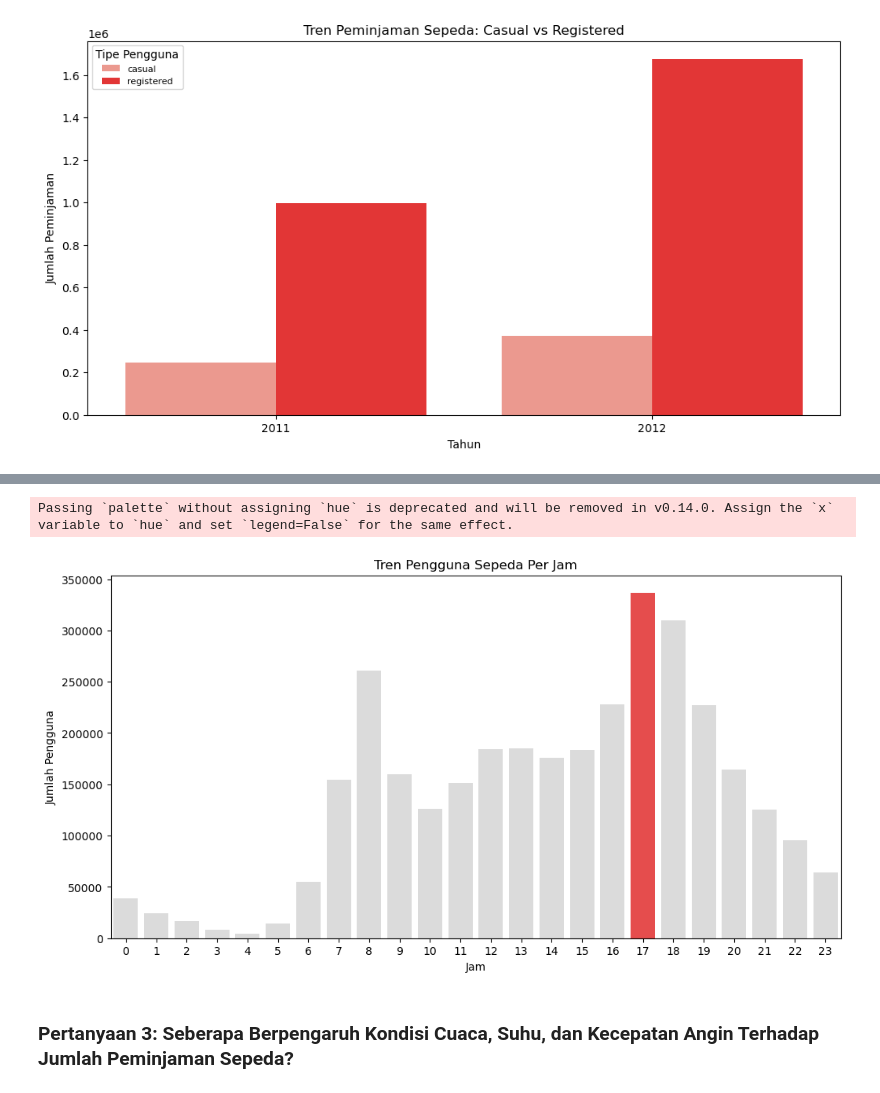
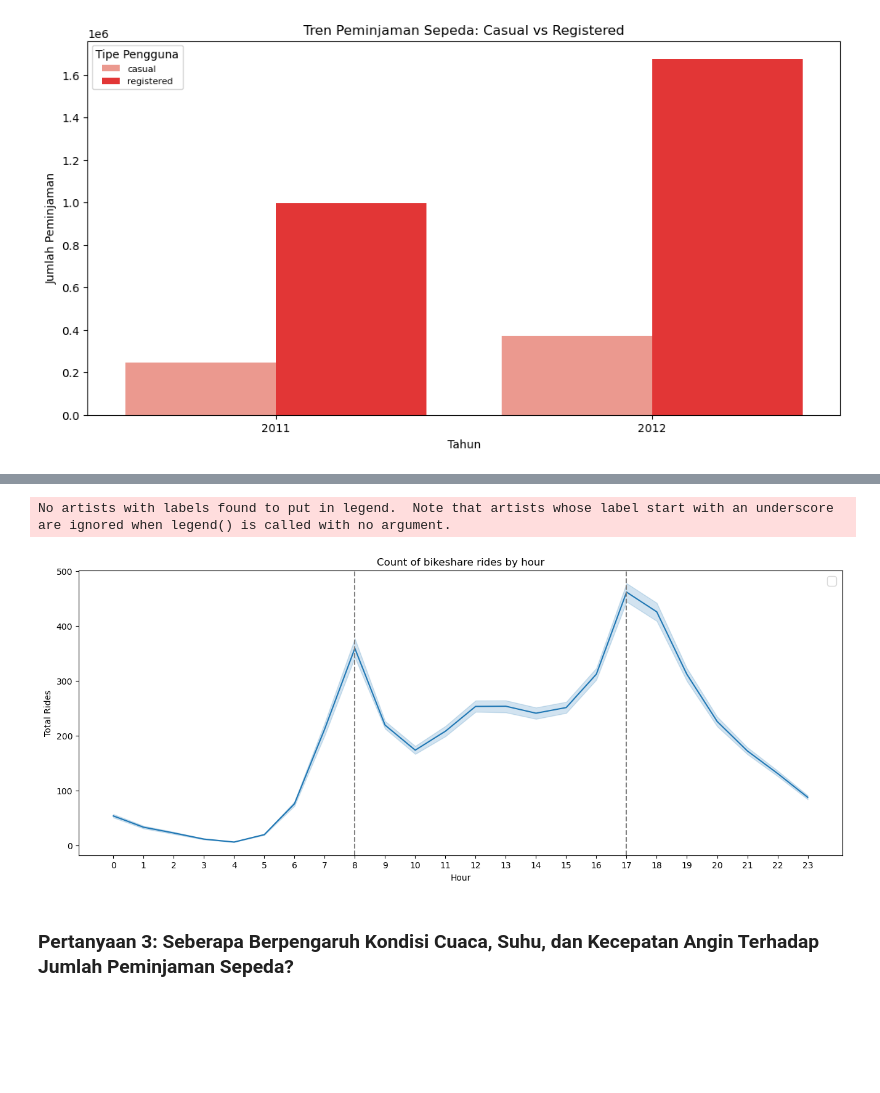
Before and after one commit to alouvre/BADDP_DicodingSubmission_ProyekAnalisisData, a Jupyter notebook: notebook.ipynb, the cells around one changed output, grey strips where cells are left out. Drawn from its saved outputs; the diff is of its cells as text; code cells hidden in the pictures; blank space fills up the shorter version.

```diff
--- a/notebook.ipynb
+++ b/notebook.ipynb
@@ -618,20 +606,29 @@ Passing `palette` without assigning `hue` is deprecated and will be removed in v
-# %%
-df_hour_grouped = df_hour.groupby('hour', as_index=False)['count_rent'].sum()
-max_hour = df_hour_grouped.loc[df_hour_grouped['count_rent'].idxmax(), 'hour']
-max_count = df_hour_grouped['count_rent'].max()
-
-# Membuat palet warna: warna merah untuk max_hour, biru untuk lainnya
-colors = ['red' if hour == max_hour else '#D3D3D3' for hour in df_hour_grouped['hour']]
-
-plt.figure(figsize=(12, 6))
-ax = sns.barplot(data=df_hour_grouped, x='hour', y='count_rent', palette=colors, alpha=0.8)
-plt.xlabel("Jam")
-plt.ylabel("Jumlah Pengguna")
-plt.title("Tren Pengguna Sepeda Per Jam")
-plt.show()
-# %% [output]
-Passing `palette` without assigning `hue` is deprecated and will be removed in v0.14.0. Assign the `x` variable to `hue` and set `legend=False` for the same effect.
-[figure, removed]
+# %%
+plt.figure(figsize=(16,6))
+
+# Create a line plot using the sns.lineplot() function
+sns.lineplot(x="hour", y="count_rent", data=df_hour)
+
+# Add labels and a title to the plot
+x = np.arange(0, 24, 1)
+plt.xticks(x)
+
+plt.xlabel("Hour")
+plt.ylabel("Total Rides")
+plt.title("Count of bikeshare rides by hour")
+
+# highlight the important data label in the chart
+plt.axvline(x=8, color='gray', linestyle='--')
+plt.axvline(x=17, color='gray', linestyle='--')
+
+# Add a legend to the plot
+plt.legend(loc='upper right', fontsize=14)
+
+# Show the plot
+plt.show()
+# %% [output]
+No artists with labels found to put in legend.  Note that artists whose label start with an underscore are ignored when legend() is called with no argument.
+[figure, added]
 # %% [markdown]
 ### Pertanyaan 3: Seberapa Berpengaruh Kondisi Cuaca, Suhu, dan Kecepatan Angin Terhadap Jumlah Peminjaman Sepeda?
 # %% [markdown]
```
Also changed, not shown: parts of 6 cells of this notebook, 1 other file.
